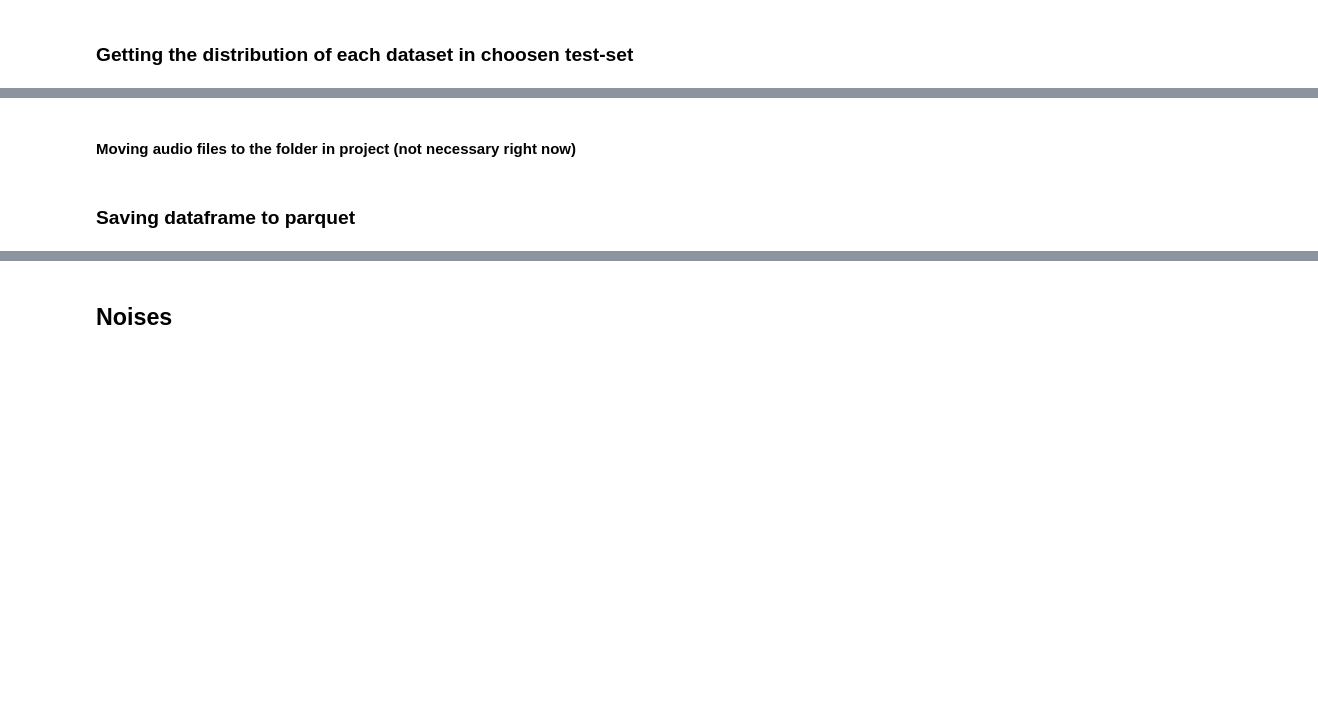
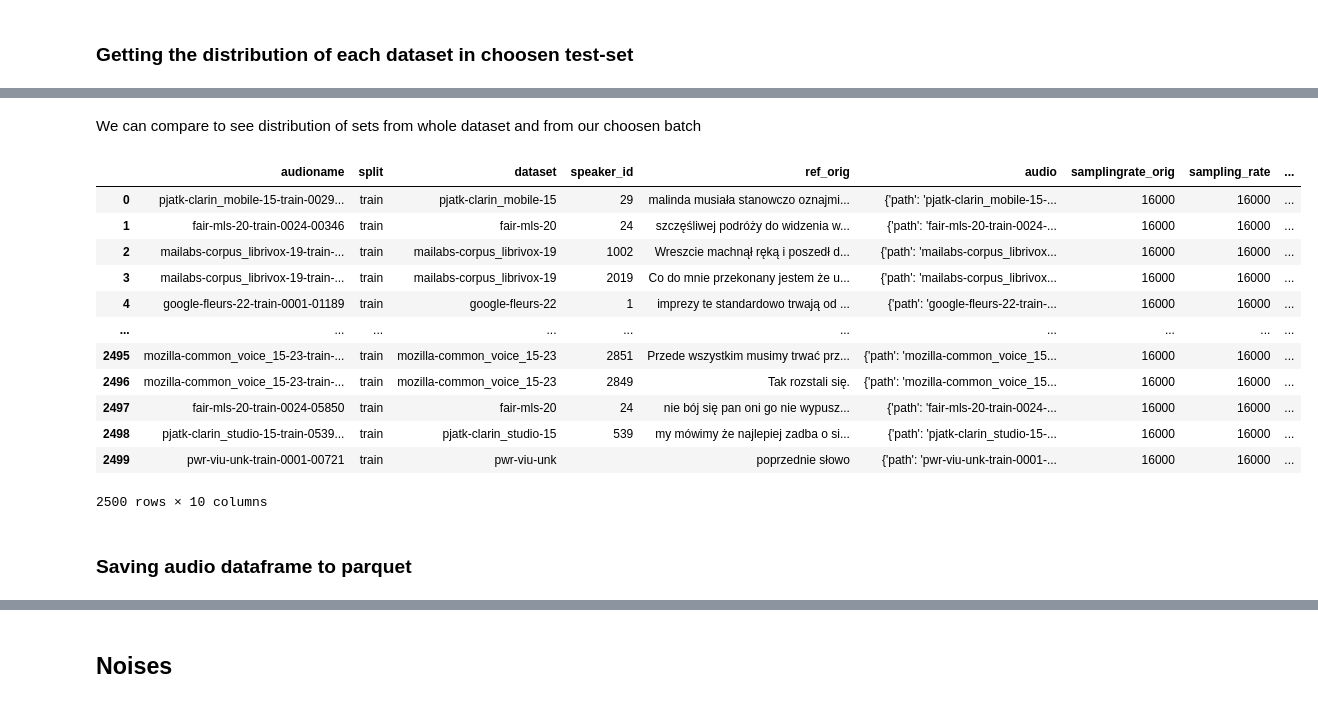
Before and after one commit to eryk0wski/ASR-SNR-Research, a Jupyter notebook: data_extract.ipynb, the cells around one changed output, grey strips where cells are left out. Cells and saved outputs as stored; diff of their text form; code cells hidden in the pictures; blank space fills up the shorter version.

```diff
--- a/data_extract.ipynb
+++ b/data_extract.ipynb
@@ -74,10 +76,22 @@ create_distribution_dict(df_model_testing['dataset'])
  'pwr-azon_spont-20': 0.004}
-# %% [markdown]
-#### Moving audio files to the folder in project (not necessary right now)
-# %%
-target_folder_path = './data/testing_batch/clear/'
-copy_files(df_model_testing, 'audiopath_local', target_folder_path)
-df_model_testing['audiopath_project'] = target_folder_path + df_model_testing['audiopath_bigos']
+# %% [markdown]
+We can compare to see distribution of sets from whole dataset and from our choosen batch
+# %%
+df_model_testing
+# %% [output]
+|  | audioname | split | dataset | speaker_id | ref_orig | audio | samplingrate_orig | sampling_rate | ... |
+| 0 | pjatk-clarin_mobile-15-train-0029... | train | pjatk-clarin_mobile-15 | 29 | malinda musiała stanowczo oznajmi... | {'path': 'pjatk-clarin_mobile-15-... | 16000 | 16000 | ... |
+| 1 | fair-mls-20-train-0024-00346 | train | fair-mls-20 | 24 | szczęśliwej podróży do widzenia w... | {'path': 'fair-mls-20-train-0024-... | 16000 | 16000 | ... |
+| 2 | mailabs-corpus_librivox-19-train-... | train | mailabs-corpus_librivox-19 | 1002 | Wreszcie machnął ręką i poszedł d... | {'path': 'mailabs-corpus_librivox... | 16000 | 16000 | ... |
+| 3 | mailabs-corpus_librivox-19-train-... | train | mailabs-corpus_librivox-19 | 2019 | Co do mnie przekonany jestem że u... | {'path': 'mailabs-corpus_librivox... | 16000 | 16000 | ... |
+| 4 | google-fleurs-22-train-0001-01189 | train | google-fleurs-22 | 1 | imprezy te standardowo trwają od ... | {'path': 'google-fleurs-22-train-... | 16000 | 16000 | ... |
+| ... | ... | ... | ... | ... | ... | ... | ... | ... | ... |
+| 2495 | mozilla-common_voice_15-23-train-... | train | mozilla-common_voice_15-23 | 2851 | Przede wszystkim musimy trwać prz... | {'path': 'mozilla-common_voice_15... | 16000 | 16000 | ... |
+| 2496 | mozilla-common_voice_15-23-train-... | train | mozilla-common_voice_15-23 | 2849 | Tak rozstali się. | {'path': 'mozilla-common_voice_15... | 16000 | 16000 | ... |
+| 2497 | fair-mls-20-train-0024-05850 | train | fair-mls-20 | 24 | nie bój się pan oni go nie wypusz... | {'path': 'fair-mls-20-train-0024-... | 16000 | 16000 | ... |
+| 2498 | pjatk-clarin_studio-15-train-0539... | train | pjatk-clarin_studio-15 | 539 | my mówimy że najlepiej zadba o si... | {'path': 'pjatk-clarin_studio-15-... | 16000 | 16000 | ... |
+| 2499 | pwr-viu-unk-train-0001-00721 | train | pwr-viu-unk |  | poprzednie słowo | {'path': 'pwr-viu-unk-train-0001-... | 16000 | 16000 | ... |
+2500 rows × 10 columns
 # %% [markdown]
-### Saving dataframe to parquet
+### Saving audio dataframe to parquet
 # %%
```
Also changed, not shown: parts of 38 cells of this notebook, 4 other files.
